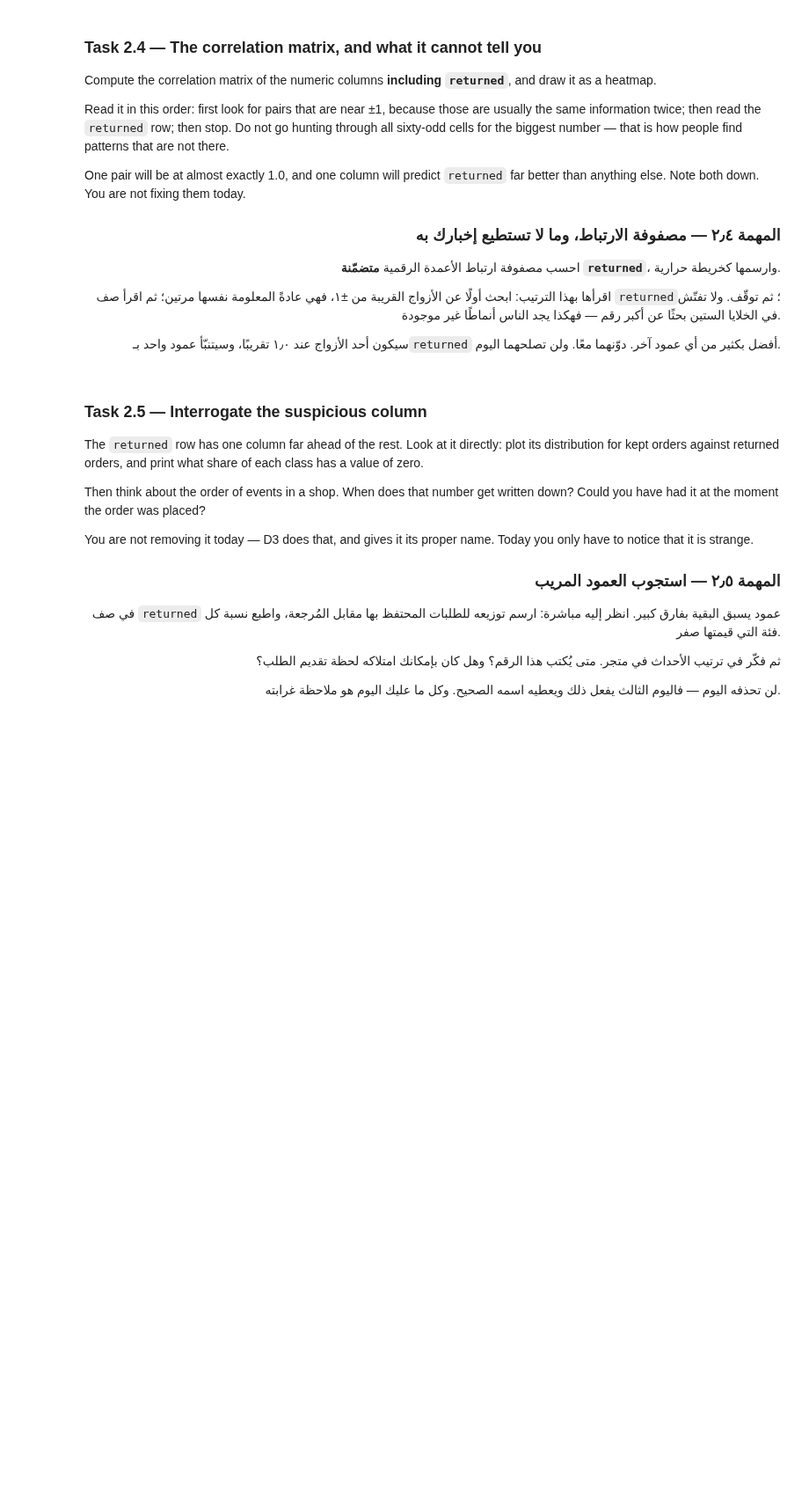
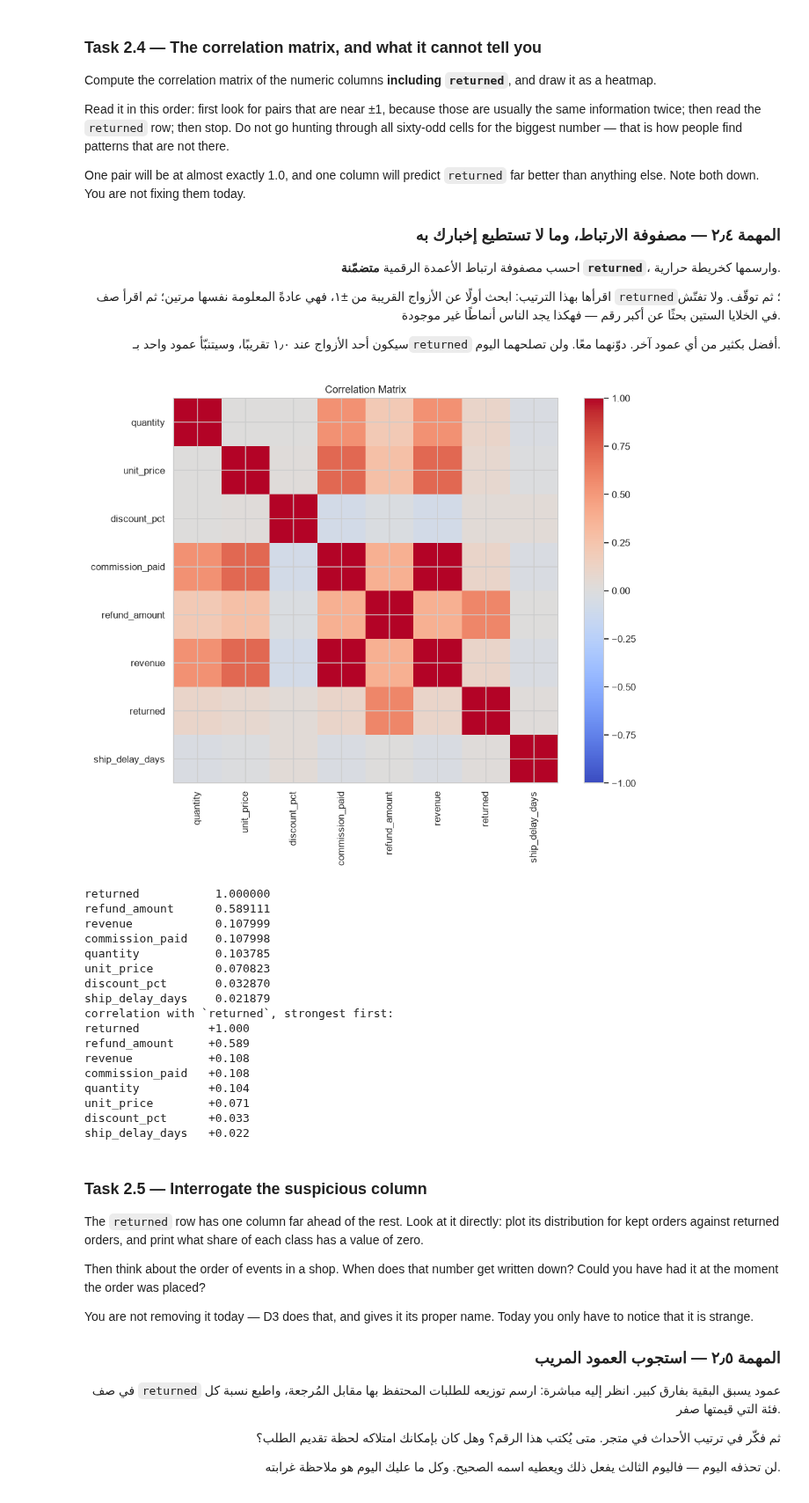
Before and after one commit to albandricx/AIEP_Olo_student, a Jupyter notebook: week_2_data_engineering/labs_v2/D2_eda_and_visualisation/D2_eda_and_visualisation_blank.ipynb, the cells around one changed output. Shown at 88% size. Saved outputs shown, nothing was run; the diff lists cells and outputs as text; code cells hidden in the pictures; blank space fills up the shorter version.

```diff
--- a/week_2_data_engineering/labs_v2/D2_eda_and_visualisation/D2_eda_and_visualisation_blank.ipynb
+++ b/week_2_data_engineering/labs_v2/D2_eda_and_visualisation/D2_eda_and_visualisation_blank.ipynb
@@ -328,6 +417,17 @@ Markdown: هل هناك مجموعة لن تذكر نسبتها لمدير، و
 
 # TODO: For each categorical column build a table of return rate and order count, sorted by rate, and print it.
 # مهمة: ابنِ لكل عمود فئوي جدولًا بنسبة الإرجاع وعدد الطلبات، مرتّبًا حسب النسبة، واطبعه.
+group_tables = {}
+
+for col in CATEGORICAL:
+    group_tables[col] = (
+        raw.groupby(col)["returned"]
+        .agg(
+            return_rate="mean",
+            orders="size"
+        )
+        .sort_values("return_rate")
+    )
 for col, table in group_tables.items():
     print(f"--- {col} ---")
     print(table.to_string(formatters={"return_rate": "{:.1%}".format}), "\n")
@@ -418,28 +556,67 @@ anything else. Note both down. You are not fixing them today.
 # %%
 # ────────────────────────────────────────────────────────────────────
 # 1) Select the numeric columns, but drop the ones that are identifiers rather than
 #    measurements — an order id has no meaningful correlation with anything.
 # 2) Compute the correlation matrix and draw it with a diverging colour map centred
 #    on zero, so positive and negative are visually distinct.
 # 3) Annotate the cells; an unlabelled heatmap cannot be read precisely.
 # 4) Print the `returned` row on its own, sorted, so the ranking is explicit.
 # Search: "seaborn heatmap annot corr diverging"
 # https://seaborn.pydata.org/generated/seaborn.heatmap.html
 #
 # ١) اختر الأعمدة الرقمية، واستبعد ما هو معرّف لا قياس — فرقم الطلب لا ارتباط
 #    ذا معنى له بأي شيء.
 # ٢) احسب مصفوفة الارتباط وارسمها بخريطة ألوان متباعدة مركزها الصفر، ليتمايز
 #    الموجب عن السالب بصريًّا.
 # ٣) اكتب القيم داخل الخلايا؛ فالخريطة بلا تسميات لا تُقرأ بدقّة.
 # ٤) اطبع صف `returned` وحده مرتّبًا، ليكون الترتيب صريحًا.
 # ابحث عن: "seaborn heatmap annot corr diverging"
 # ────────────────────────────────────────────────────────────────────
 
 DROP_FROM_CORR = ["order_id"]
 # TODO: Build and plot the correlation matrix of the numeric columns including `returned`, then print the `returned` row sorted by absolute strength.
 # مهمة: ابنِ وارسم مصفوفة ارتباط الأعمدة الرقمية متضمّنة `returned`، ثم اطبع صف `returned` مرتّبًا حسب القوة المطلقة.
+numeric_cols = raw.select_dtypes(include="number").columns
+numeric_cols = [col for col in numeric_cols if col not in DROP_FROM_CORR]
+
+corr = raw[numeric_cols].corr()
+
+plt.figure(figsize=(10, 8))
+plt.imshow(corr, cmap="coolwarm", vmin=-1, vmax=1)
+plt.colorbar()
+plt.xticks(range(len(corr.columns)), corr.columns, rotation=90)
+plt.yticks(range(len(corr.columns)), corr.columns)
+plt.title("Correlation Matrix")
+plt.tight_layout()
+plt.show()
+
+returned_corr = corr["returned"].sort_values(
+    key=lambda x: x.abs(),
+    ascending=False
+)
+
+print(returned_corr.to_string())
 print("correlation with `returned`, strongest first:")
 print(returned_corr.to_string(float_format="{:+.3f}".format))
+# %% [output]
+[figure, added]
+returned           1.000000
+refund_amount      0.589111
+revenue            0.107999
+commission_paid    0.107998
+quantity           0.103785
+unit_price         0.070823
+discount_pct       0.032870
+ship_delay_days    0.021879
+correlation with `returned`, strongest first:
+returned          +1.000
+refund_amount     +0.589
+revenue           +0.108
+commission_paid   +0.108
+quantity          +0.104
+unit_price        +0.071
+discount_pct      +0.033
+ship_delay_days   +0.022
 # %% [markdown]
 ### Task 2.5 — Interrogate the suspicious column
 
```
Also changed, not shown: parts of 9 cells of this notebook.
